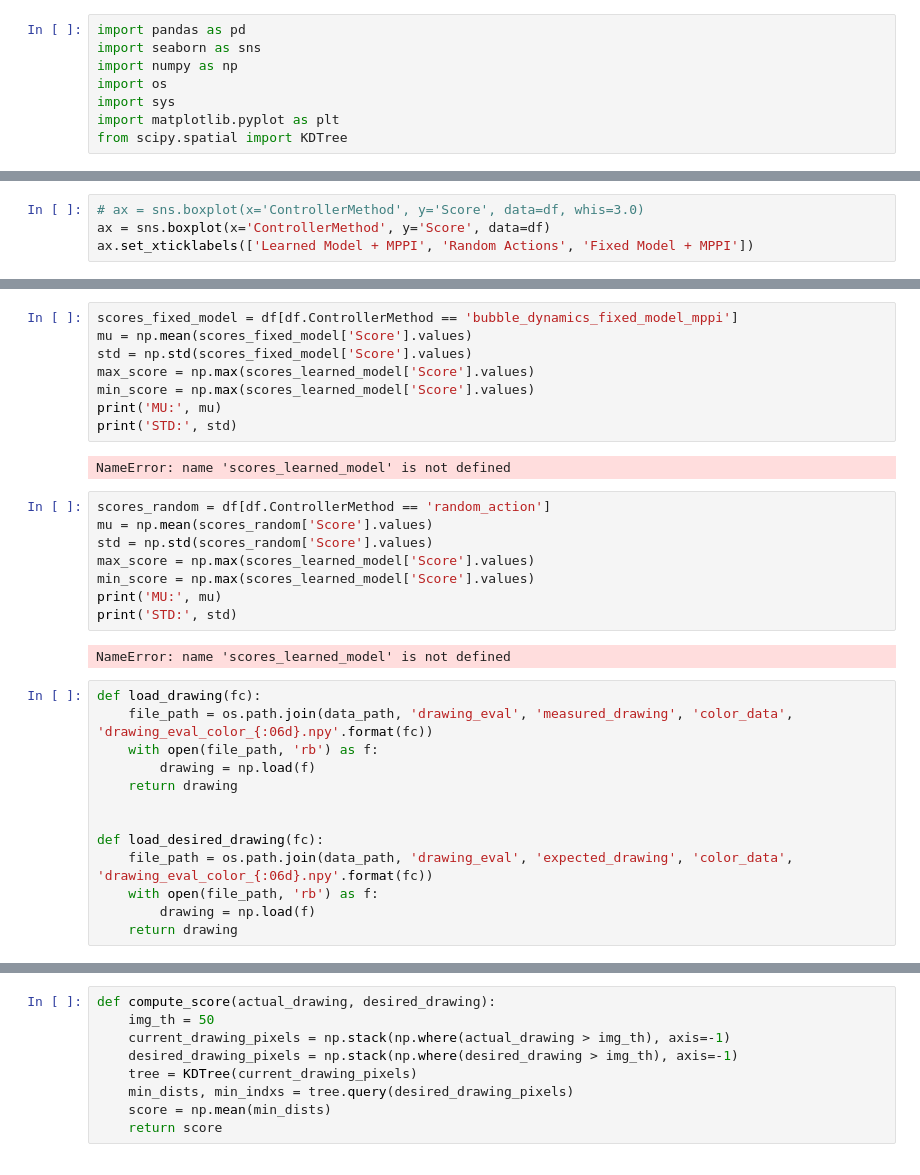
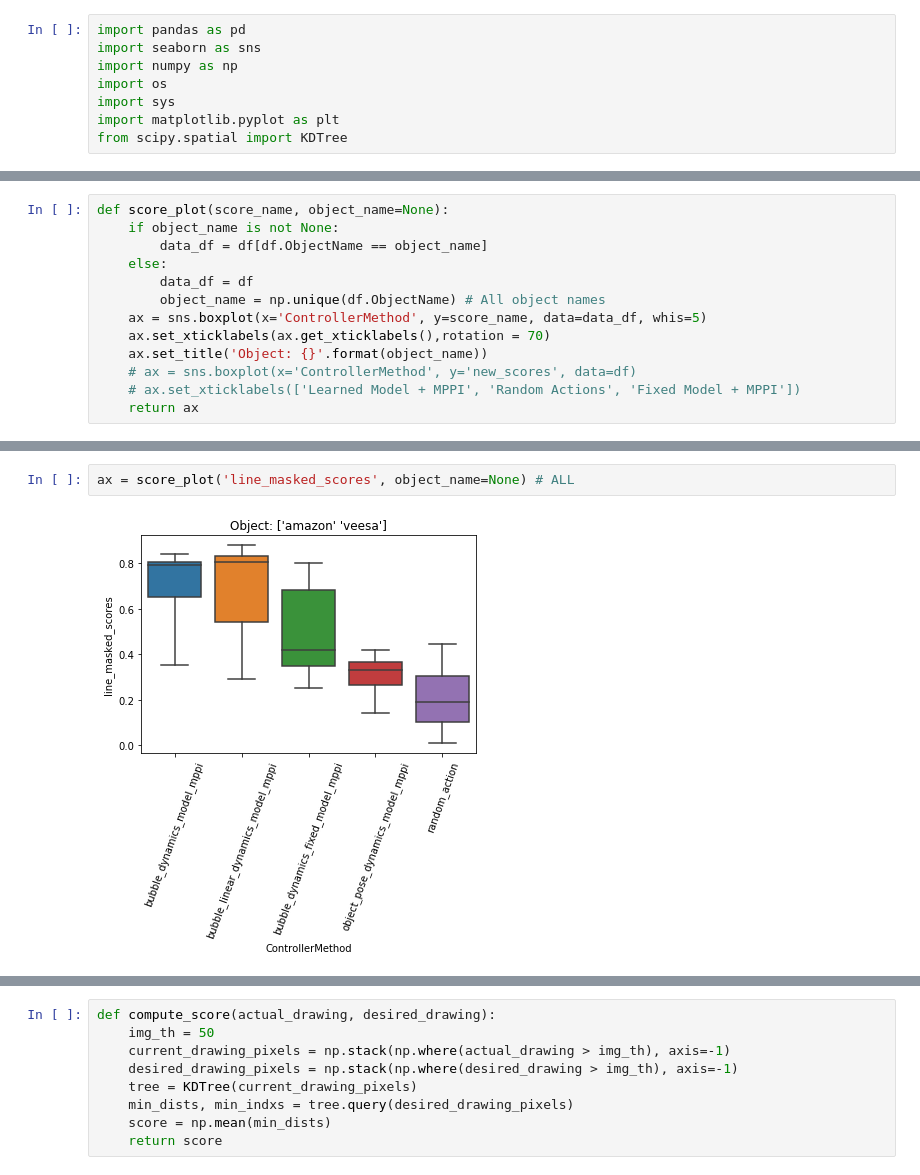
Before and after one commit to MMintLab/BubbleControl, a Jupyter notebook: notebooks/drawing_evaluation.ipynb, the cells around one changed output, grey strips where cells are left out. Saved outputs shown, nothing was run; the diff lists cells and outputs as text.

```diff
--- a/notebooks/drawing_evaluation.ipynb
+++ b/notebooks/drawing_evaluation.ipynb
@@ -35,4 +109,13 @@ df
 # %%
-# ax = sns.boxplot(x='ControllerMethod', y='Score', data=df, whis=3.0)
-ax = sns.boxplot(x='ControllerMethod', y='Score', data=df)
-ax.set_xticklabels(['Learned Model + MPPI', 'Random Actions', 'Fixed Model + MPPI'])
+def score_plot(score_name, object_name=None):
+    if object_name is not None:
+        data_df = df[df.ObjectName == object_name]
+    else:
+        data_df = df
+        object_name = np.unique(df.ObjectName) # All object names
+    ax = sns.boxplot(x='ControllerMethod', y=score_name, data=data_df, whis=5)
+    ax.set_xticklabels(ax.get_xticklabels(),rotation = 70)
+    ax.set_title('Object: {}'.format(object_name))
+    # ax = sns.boxplot(x='ControllerMethod', y='new_scores', data=df)
+    # ax.set_xticklabels(['Learned Model + MPPI', 'Random Actions', 'Fixed Model + MPPI'])
+    return ax
@@ -75,33 +122,4 @@ results_df
-# %%
-scores_fixed_model = df[df.ControllerMethod == 'bubble_dynamics_fixed_model_mppi']
-mu = np.mean(scores_fixed_model['Score'].values)
-std = np.std(scores_fixed_model['Score'].values)
-max_score = np.max(scores_learned_model['Score'].values)
-min_score = np.max(scores_learned_model['Score'].values)
-print('MU:', mu)
-print('STD:', std)
-# %% [output]
-NameError: name 'scores_learned_model' is not defined
-# %%
-scores_random = df[df.ControllerMethod == 'random_action']
-mu = np.mean(scores_random['Score'].values)
-std = np.std(scores_random['Score'].values)
-max_score = np.max(scores_learned_model['Score'].values)
-min_score = np.max(scores_learned_model['Score'].values)
-print('MU:', mu)
-print('STD:', std)
-# %% [output]
-NameError: name 'scores_learned_model' is not defined
-# %%
-def load_drawing(fc):
-    file_path = os.path.join(data_path, 'drawing_eval', 'measured_drawing', 'color_data', 'drawing_eval_color_{:06d}.npy'.format(fc))
-    with open(file_path, 'rb') as f:
-        drawing = np.load(f)
-    return drawing
-
-
-def load_desired_drawing(fc):
-    file_path = os.path.join(data_path, 'drawing_eval', 'expected_drawing', 'color_data', 'drawing_eval_color_{:06d}.npy'.format(fc))
-    with open(file_path, 'rb') as f:
-        drawing = np.load(f)
-    return drawing
+# %%
+ax = score_plot('line_masked_scores', object_name=None) # ALL
+# %% [output]
+[figure, added]
```
Also changed, not shown: parts of 28 cells of this notebook, 2 other files.
